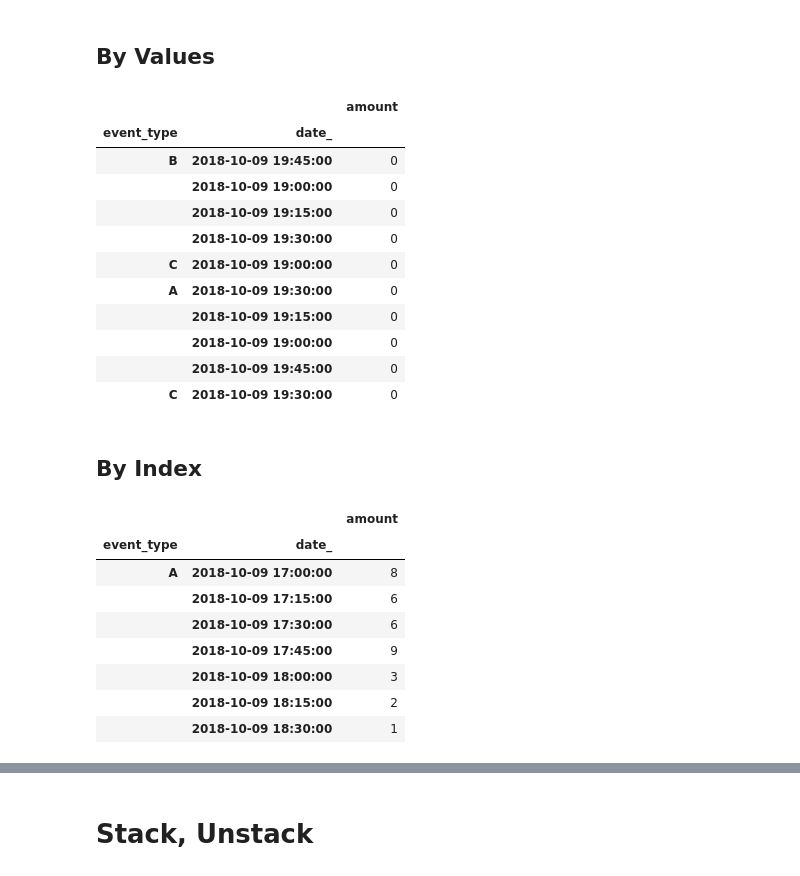
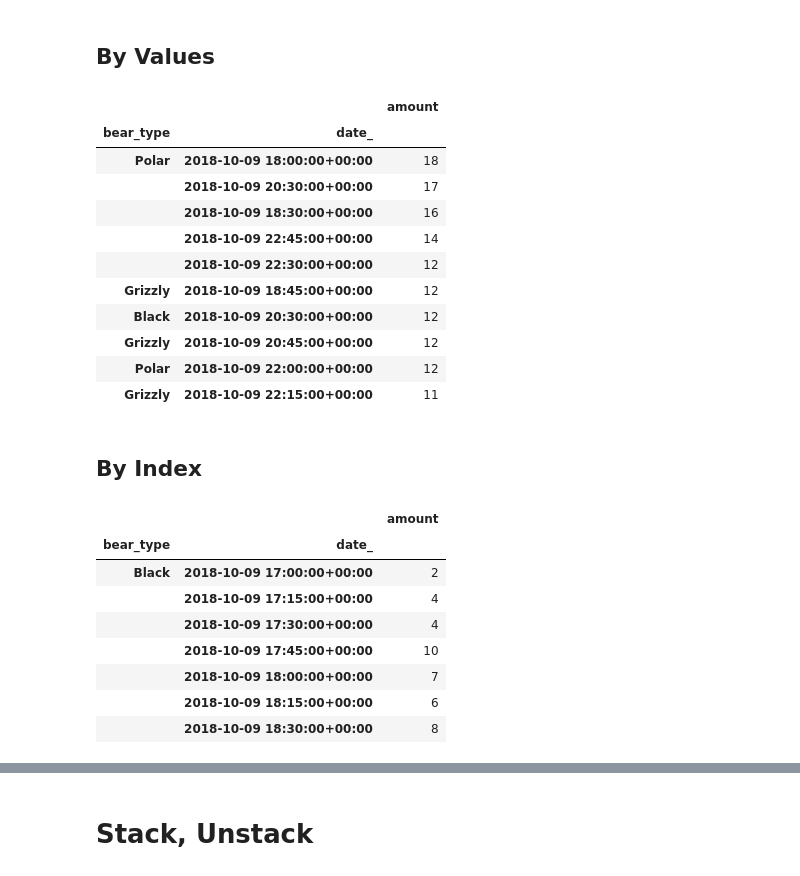
Before and after one commit to DeanLa/dont_reinvent_pandas, a Jupyter notebook: _Nightly.ipynb, the cells around one changed output, grey strips where cells are left out. Saved outputs shown, nothing was run; the diff lists cells and outputs as text; code cells hidden in the pictures.

```diff
--- a/_Nightly.ipynb
+++ b/_Nightly.ipynb
@@ -29,6 +32,6 @@ import my_utils
 # %% [markdown]
 Reading the data and a few housekeeping tasks. is the first place we can make our code more readable.
 # %%
-df_io = pd.read_csv('./data.csv',index_col=0,parse_dates=['date_'])
+df_io = pd.read_csv('./bear_data.csv', index_col=0, parse_dates=['date_'])
 df_io.head()
 # %% [output]
@@ -133,9 +139,15 @@ Name: event_type, dtype: int64
 # %%
 # A dict is also a callable
-df['event_type'] = df.event_type.map({
-    1:'A',
-    5:'B',
-    7:'C'
-})
+bears = {
+    1: 'Grizzly',
+    2: 'Sun',
+    3: 'Pizzly',
+    4: 'Sloth',
+    5: 'Polar',
+    6: 'Cave',
+    7: 'Black',
+    8: 'Panda'
+}
+df['bear_type'] = df.bear_type.map(bears)
 df.head()
 # %% [output]
@@ -272,12 +283,12 @@ plt.show()
 ## Combine with GroupBy 🤯
 Pandas has no problem with groupby and resample together. It's as simple as `groupby[col1,col2]`. In our specific case, we want to cound events in an interval per event type.
 # %%
-per_event = (df
-             .groupby('event_type')
+per_bear = (df
+             .groupby('bear_type')
              .resample('15T')
              .apply('count')
-             .rename(columns={'event_type':'amount'})
+             .rename(columns={'bear_type':'amount'})
             )
-per_event.groupby('event_type').head(2)
+per_bear.groupby('bear_type').head(2)
 # %% [output]
 |  |  | amount |
@@ -293,32 +304,32 @@ per_event.groupby('event_type').head(2)
 # %% [markdown]
 ## By Values
 # %%
-per_event.sort_values(by=['amount']).head(10)
+per_bear.sort_values(by=['amount'], ascending=False).head(10)
 # %% [output]
 |  |  | amount |
-| event_type | date_ |  |
-| B | 2018-10-09 19:45:00 | 0 |
-|  | 2018-10-09 19:00:00 | 0 |
-|  | 2018-10-09 19:15:00 | 0 |
-|  | 2018-10-09 19:30:00 | 0 |
-| C | 2018-10-09 19:00:00 | 0 |
-| A | 2018-10-09 19:30:00 | 0 |
-|  | 2018-10-09 19:15:00 | 0 |
-|  | 2018-10-09 19:00:00 | 0 |
-|  | 2018-10-09 19:45:00 | 0 |
-| C | 2018-10-09 19:30:00 | 0 |
+| bear_type | date_ |  |
+| Polar | 2018-10-09 18:00:00+00:00 | 18 |
+|  | 2018-10-09 20:30:00+00:00 | 17 |
+|  | 2018-10-09 18:30:00+00:00 | 16 |
+|  | 2018-10-09 22:45:00+00:00 | 14 |
+|  | 2018-10-09 22:30:00+00:00 | 12 |
+| Grizzly | 2018-10-09 18:45:00+00:00 | 12 |
+| Black | 2018-10-09 20:30:00+00:00 | 12 |
+| Grizzly | 2018-10-09 20:45:00+00:00 | 12 |
+| Polar | 2018-10-09 22:00:00+00:00 | 12 |
+| Grizzly | 2018-10-09 22:15:00+00:00 | 11 |
 # %% [markdown]
 ## By Index
 # %%
-per_event.sort_index().head(7)
+per_bear.sort_index().head(7)
 # %% [output]
 |  |  | amount |
-| event_type | date_ |  |
-| A | 2018-10-09 17:00:00 | 8 |
-|  | 2018-10-09 17:15:00 | 6 |
-|  | 2018-10-09 17:30:00 | 6 |
-|  | 2018-10-09 17:45:00 | 9 |
-|  | 2018-10-09 18:00:00 | 3 |
-|  | 2018-10-09 18:15:00 | 2 |
-|  | 2018-10-09 18:30:00 | 1 |
+| bear_type | date_ |  |
+| Black | 2018-10-09 17:00:00+00:00 | 2 |
+|  | 2018-10-09 17:15:00+00:00 | 4 |
+|  | 2018-10-09 17:30:00+00:00 | 4 |
+|  | 2018-10-09 17:45:00+00:00 | 10 |
+|  | 2018-10-09 18:00:00+00:00 | 7 |
+|  | 2018-10-09 18:15:00+00:00 | 6 |
+|  | 2018-10-09 18:30:00+00:00 | 8 |
 # %%
```
Also changed, not shown: parts of 82 cells of this notebook, 1 other file.
